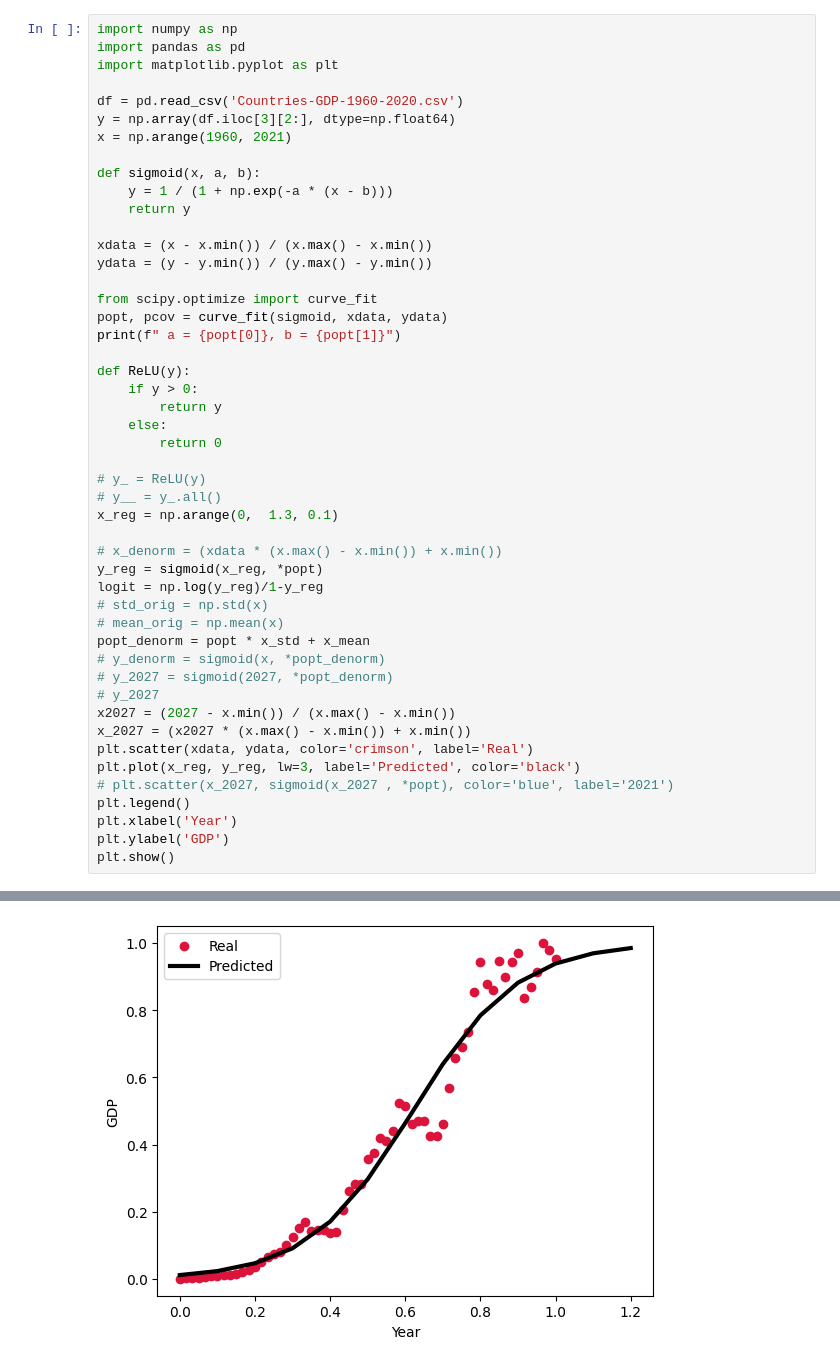
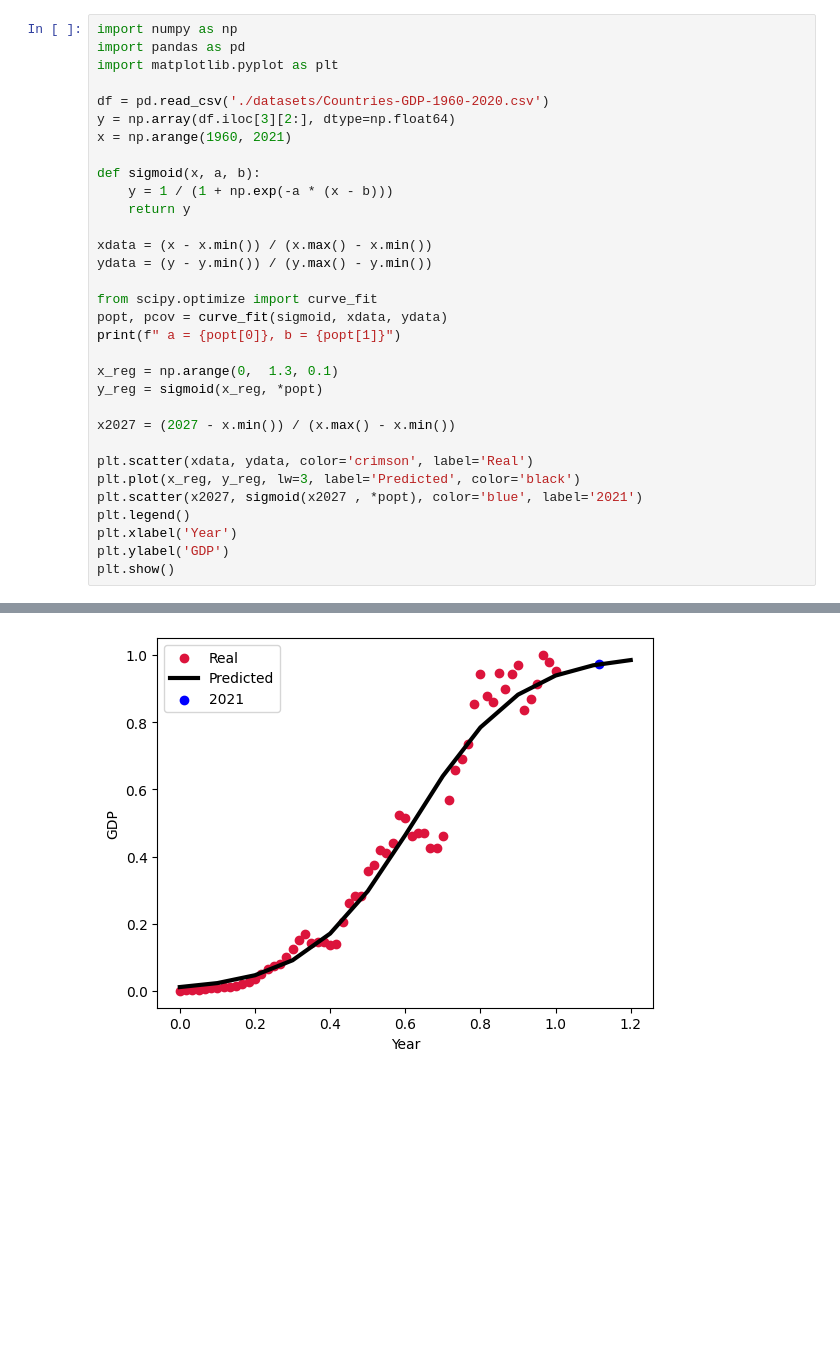
Before and after one commit to parvanehyaghoubi/Machine-Learning-Algorithms, a Jupyter notebook: NON-Linear-Regressio-Exercise.ipynb, the cells around one changed output, grey strips where cells are left out. Saved outputs shown, nothing was run; the diff lists cells and outputs as text; blank space fills up the shorter version.

```diff
--- a/NON-Linear-Regressio-Exercise.ipynb
+++ b/NON-Linear-Regressio-Exercise.ipynb
@@ -8,51 +13,35 @@ logit = np.log(ydata)/1-ydata
 # %%
 import numpy as np
 import pandas as pd
 import matplotlib.pyplot as plt
 
-df = pd.read_csv('Countries-GDP-1960-2020.csv')
+df = pd.read_csv('./datasets/Countries-GDP-1960-2020.csv')
 y = np.array(df.iloc[3][2:], dtype=np.float64)
 x = np.arange(1960, 2021)
 
 def sigmoid(x, a, b):
     y = 1 / (1 + np.exp(-a * (x - b)))
     return y
 
 xdata = (x - x.min()) / (x.max() - x.min())
 ydata = (y - y.min()) / (y.max() - y.min())
 
 from scipy.optimize import curve_fit
 popt, pcov = curve_fit(sigmoid, xdata, ydata)
 print(f" a = {popt[0]}, b = {popt[1]}")
 
-def ReLU(y):
-    if y > 0:
-    	return y
-    else:
-    	return 0
+x_reg = np.arange(0,  1.3, 0.1)
+y_reg = sigmoid(x_reg, *popt)
 
-# y_ = ReLU(y)
-# y__ = y_.all()
-x_reg = np.arange(0,  1.3, 0.1)
+x2027 = (2027 - x.min()) / (x.max() - x.min())
 
-# x_denorm = (xdata * (x.max() - x.min()) + x.min())
-y_reg = sigmoid(x_reg, *popt)
-logit = np.log(y_reg)/1-y_reg
-# std_orig = np.std(x)
-# mean_orig = np.mean(x)
-popt_denorm = popt * x_std + x_mean
-# y_denorm = sigmoid(x, *popt_denorm)
-# y_2027 = sigmoid(2027, *popt_denorm)
-# y_2027
-x2027 = (2027 - x.min()) / (x.max() - x.min())
-x_2027 = (x2027 * (x.max() - x.min()) + x.min())
 plt.scatter(xdata, ydata, color='crimson', label='Real')
 plt.plot(x_reg, y_reg, lw=3, label='Predicted', color='black')
-# plt.scatter(x_2027, sigmoid(x_2027 , *popt), color='blue', label='2021')
+plt.scatter(x2027, sigmoid(x2027 , *popt), color='blue', label='2021')
 plt.legend()
 plt.xlabel('Year')
 plt.ylabel('GDP')
 plt.show()
 # %% [output]
  a = 7.18056955932655, b = 0.6201861097483007
-[figure, old version]
+[figure, new version]
```
Also changed, not shown: parts of 8 cells of this notebook.
